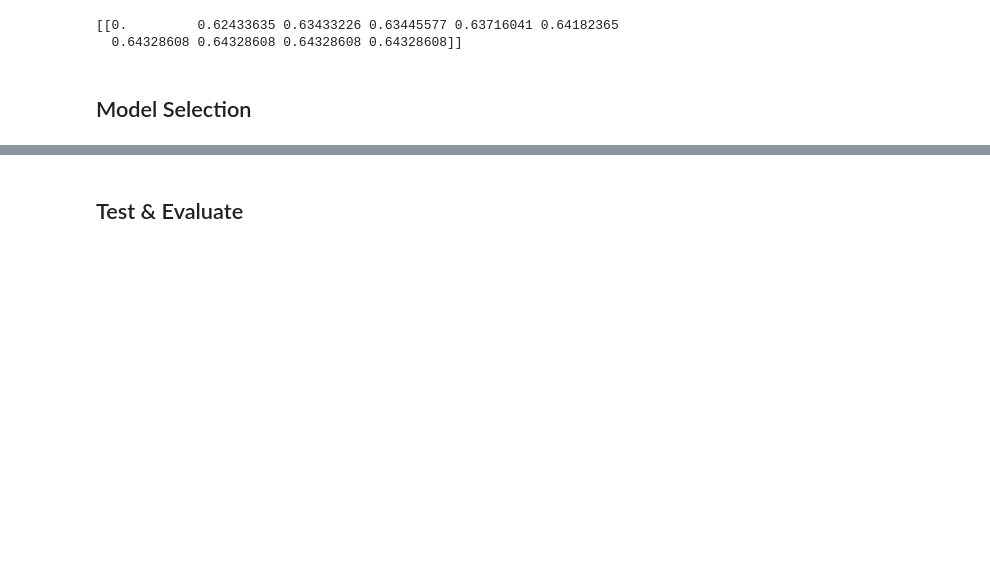
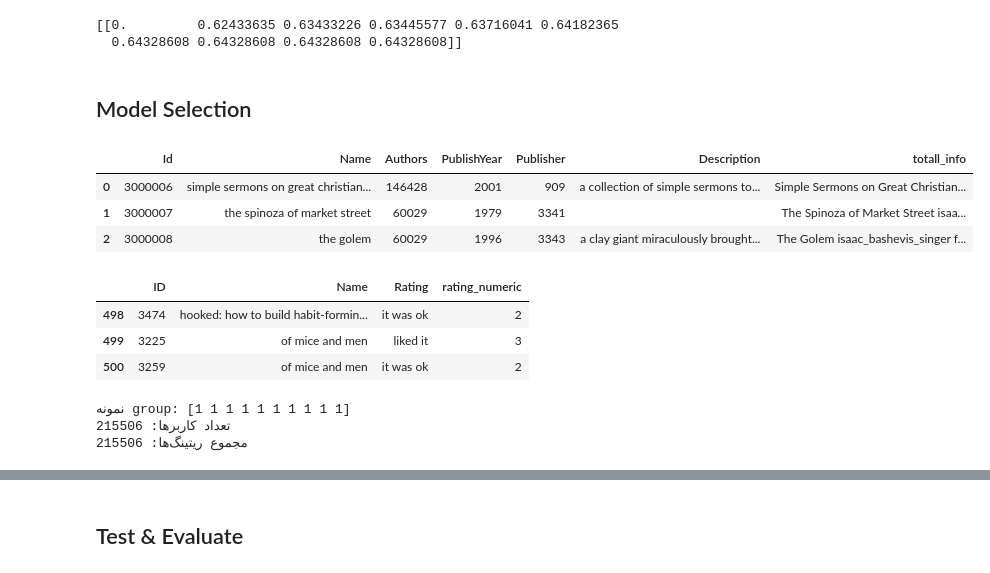
Before and after one commit to Fatemenamdar20/Book_recommendation_sy, a Jupyter notebook: book.ipynb, the cells around one changed output, grey strips where cells are left out. Cells and saved outputs as stored; diff of their text form; code cells hidden in the pictures; blank space fills up the shorter version.

```diff
--- a/book.ipynb
+++ b/book.ipynb
@@ -624,5 +610,28 @@ print((distances))
   0.64328608 0.64328608 0.64328608 0.64328608]]
 # %% [markdown]
 ## Model Selection
+# %%
+df.head(3)
+# %% [output]
+|  | Id | Name | Authors | PublishYear | Publisher | Description | totall_info |
+| 0 | 3000006 | simple sermons on great christian... | 146428 | 2001 | 909 | a collection of simple sermons to... | Simple Sermons on Great Christian... |
+| 1 | 3000007 | the spinoza of market street | 60029 | 1979 | 3341 |  | The Spinoza of Market Street isaa... |
+| 2 | 3000008 | the golem | 60029 | 1996 | 3343 | a clay giant miraculously brought... | The Golem isaac_bashevis_singer f... |
+# %%
+rating_df.head(3)
+# %% [output]
+|  | ID | Name | Rating | rating_numeric |
+| 498 | 3474 | hooked: how to build habit-formin... | it was ok | 2 |
+| 499 | 3225 | of mice and men | liked it | 3 |
+| 500 | 3259 | of mice and men | it was ok | 2 |
 # %%
-# group =
+final_df = df.sort_values('Id')
+
+group_sizes = df.groupby('Id').size().values
+print("نمونه group:", group_sizes[:10])
+print("تعداد کاربرها:", len(group_sizes))
+print("مجموع ریتینگ‌ها:", group_sizes.sum())
+# %% [output]
+نمونه group: [1 1 1 1 1 1 1 1 1 1]
+تعداد کاربرها: 215506
+مجموع ریتینگ‌ها: 215506
```
Also changed, not shown: parts of 7 cells of this notebook.
